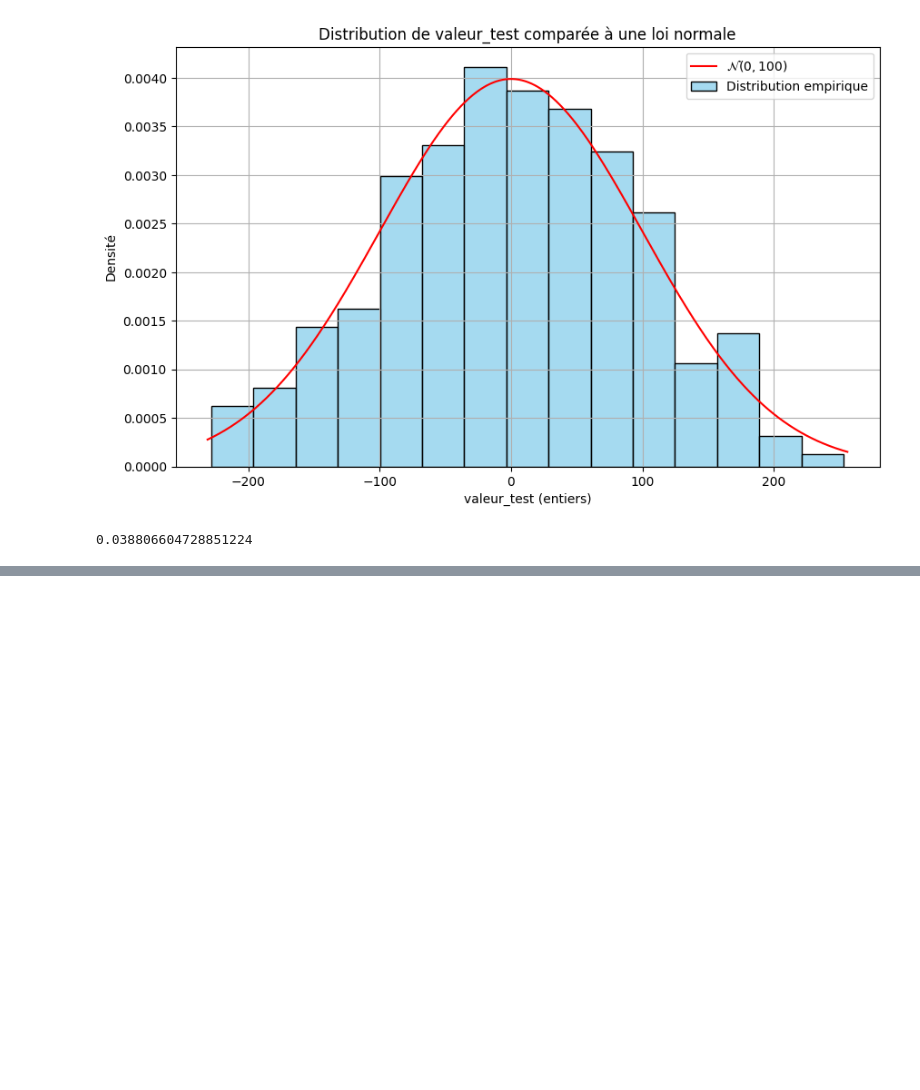
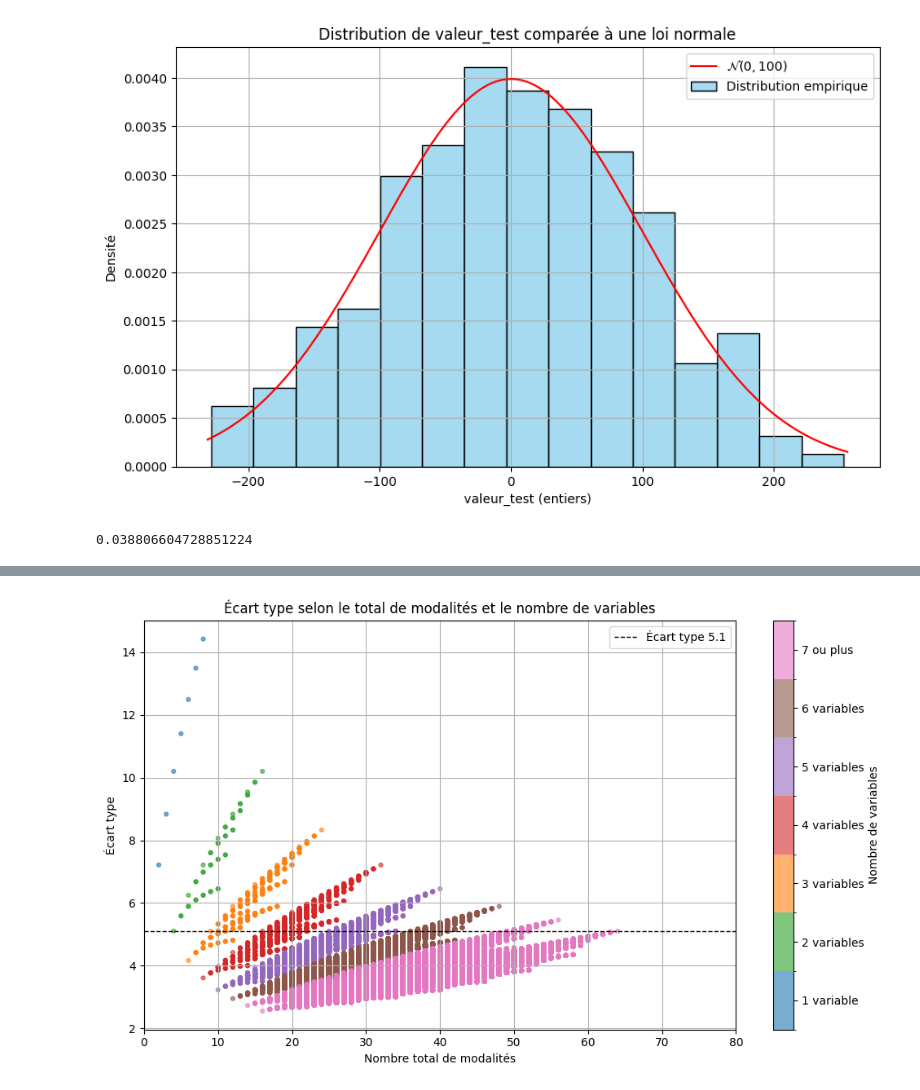
Before and after one commit to InseeFrLab/diff-privacy-OpenDP, a Jupyter notebook: intro_opendp/request_test.ipynb, the cells around one changed output, grey strips where cells are left out. Drawn from its saved outputs; the diff is of its cells as text; code cells hidden in the pictures; blank space fills up the shorter version.

```diff
--- a/intro_opendp/request_test.ipynb
+++ b/intro_opendp/request_test.ipynb
@@ -464,0 +521,83 @@ Variance minimale : 1.0243902439024393
+# %%
+import numpy as np
+import itertools
+
+# Paramètres globaux
+variance_req = 5.1**2
+min_modalite = 2
+max_modalite = 8
+max_nb_variables = 8
+
+# Stockage
+x_modalites = []
+ecart_types_composite = []
+nb_var_cat = []
+
+# Compteur pour les proportions par classe
+nb_classes = 7  # classes 0 à 6 (7 ou plus)
+nb_total_par_classe = np.zeros(nb_classes)
+nb_meilleures_par_classe = np.zeros(nb_classes)
+
+def classer_nb_var(n):
+    return min(n - 1, 6)
+
+def poids_et_variance_min(variances):
+    inv_vars = 1 / np.array(variances)
+    poids = inv_vars / inv_vars.sum()
+    var_min = 1 / inv_vars.sum()
+    return poids, var_min
+
+for nb_variables in range(1, max_nb_variables + 1):
+    cat = classer_nb_var(nb_variables)
+
+    # Génère toutes les combinaisons possibles de modalités
+    combinaisons = itertools.product(range(min_modalite, max_modalite + 1), repeat=nb_variables)
+
+    for nb_modalites in combinaisons:
+        total_modalites = sum(nb_modalites)
+        var_estim = np.array(nb_modalites) * variance_req
+
+        poids, var_min = poids_et_variance_min(var_estim)
+        std_min = np.sqrt(var_min)
+
+        x_modalites.append(total_modalites)
+        ecart_types_composite.append(std_min)
+        nb_var_cat.append(cat)
+
+        nb_total_par_classe[cat] += 1
+        if var_min < variance_req:
+            nb_meilleures_par_classe[cat] += 1
+
+# Calcul des proportions finales
+proportions = nb_meilleures_par_classe / nb_total_par_classe
+print("Proportions de variances composites < variance_req par classe :")
+for i, prop in enumerate(proportions):
+    print(f"Classe {i} : {prop:.2%}")
+
+# Calcul des proportions
+proportions = nb_meilleures_par_classe / nb_total_par_classe
+
+# Couleurs et légendes
+couleurs = ["#1f77b4", "#2ca02c", "#ff7f0e", "#d62728", "#9467bd", "#8c564b", "#e377c2"]
+labels = ["1 variable", "2 variables", "3 variables", "4 variables", "5 variables", "6 variables", "7 ou plus"]
+cmap = ListedColormap(couleurs)
+norm = BoundaryNorm(boundaries=np.arange(8) - 0.5, ncolors=7)
+
+# Tracé
+plt.figure(figsize=(10, 6))
+sc = plt.scatter(x_modalites, ecart_types_composite, c=nb_var_cat, cmap=cmap, norm=norm, s=12, alpha=0.6)
+plt.axhline(y=np.sqrt(variance_req), color='black', linestyle='--', linewidth=1, label="Écart type 5.1")
+
+cbar = plt.colorbar(sc, ticks=np.arange(7))
+cbar.ax.set_yticklabels(labels)
+cbar.set_label("Nombre de variables")
+
+plt.xlabel("Nombre total de modalités")
+plt.ylabel("Écart type")
+plt.title("Écart type selon le total de modalités et le nombre de variables")
+plt.xlim(0, 80)
+plt.grid(True)
+plt.legend()
+plt.tight_layout()
+plt.show()
+# %% [output]
@@ -464,0 +612 @@ Variance minimale : 1.0243902439024393
+[figure, added]
```
Also changed, not shown: parts of 5 cells of this notebook, 3 other files.
